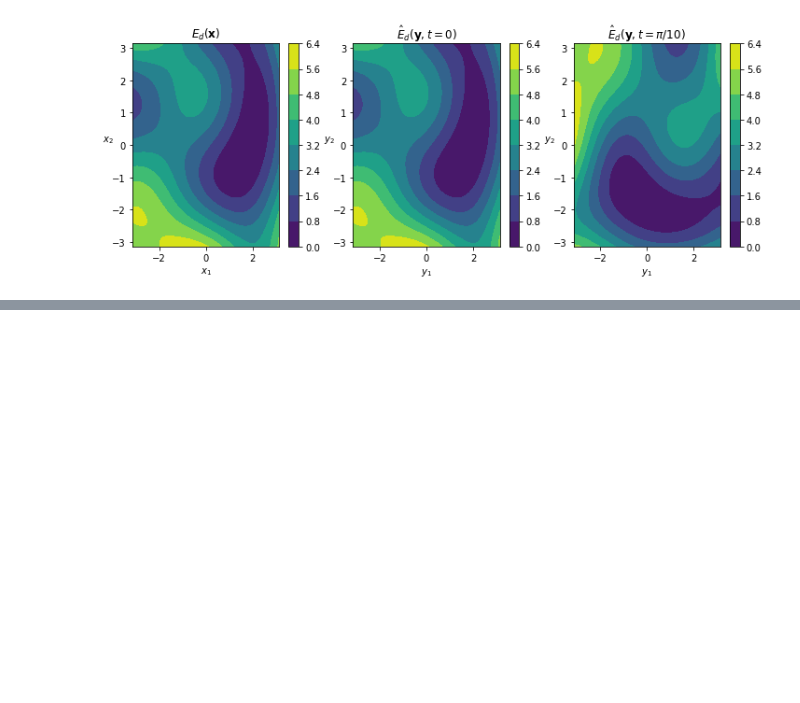
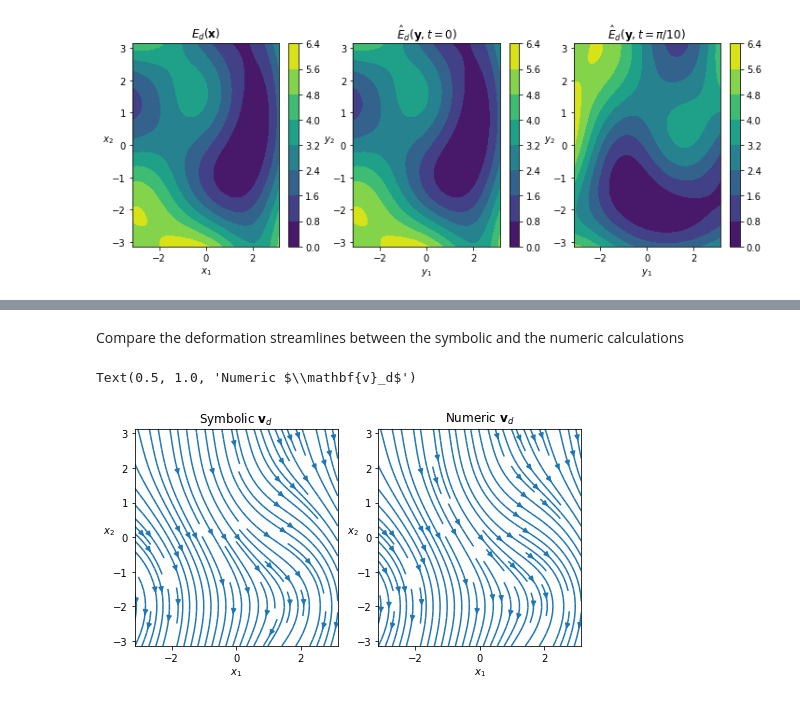
Before and after one commit to balintkaszas/DeformationVelocity, a Jupyter notebook: 3DExample.ipynb, the cells around one changed output, grey strips where cells are left out. Saved outputs shown, nothing was run; the diff lists cells and outputs as text; code cells hidden in the pictures; blank space fills up the shorter version.

```diff
--- a/3DExample.ipynb
+++ b/3DExample.ipynb
@@ -372,0 +452,33 @@ plt.colorbar(image3, ax = ax3)
+# %%
+Urel, Vrel, Wrel = relativeVelocity3D_data(u, v, w, xx, yy, zz, omega_num)
+# %% [markdown]
+Compare the deformation streamlines between the symbolic and the numeric calculations
+# %%
+fig = plt.figure(figsize = (8,4))
+ax = fig.add_subplot(121)
+ax2 = fig.add_subplot(122)
+
+xx = np.linspace(-np.pi, np.pi, 100)
+yy = np.linspace(-np.pi, np.pi, 100)
+
+[X,Y] = np.meshgrid(xx, yy)
+
+velocDef_NP = sy.lambdify((x1, x2, x3),
+                      vdefXframe.subs([(A, sy.sqrt(3)), (B, sy.sqrt(2)), (C,1)]), 'numpy')
+
+udisp, vdisp, wdisp = np.squeeze(velocDef_NP(X, Y, -np.pi)) # extract velocities in the x_3=-pi plane again
+
+ax.streamplot(xx, yy, udisp, vdisp)
+ax.set_xlabel('$x_1$')
+ax.set_ylabel('$x_2$', rotation=0)
+ax.set_title('Symbolic $\mathbf{v}_d$')
+
+
+
+ax2.streamplot(xx,yy, np.squeeze(Urel[:,:,0]), np.squeeze(Vrel[:,:,0])) # get the x3 = -pi plane, the first element along the 3rd dimension
+ax2.set_xlabel('$x_1$')
+ax2.set_ylabel('$x_2$', rotation=0)
+ax2.set_title('Numeric $\mathbf{v}_d$')
+# %% [output]
+Text(0.5, 1.0, 'Numeric $\\mathbf{v}_d$')
+[figure, added]
```
Also changed, not shown: parts of 12 cells of this notebook.
